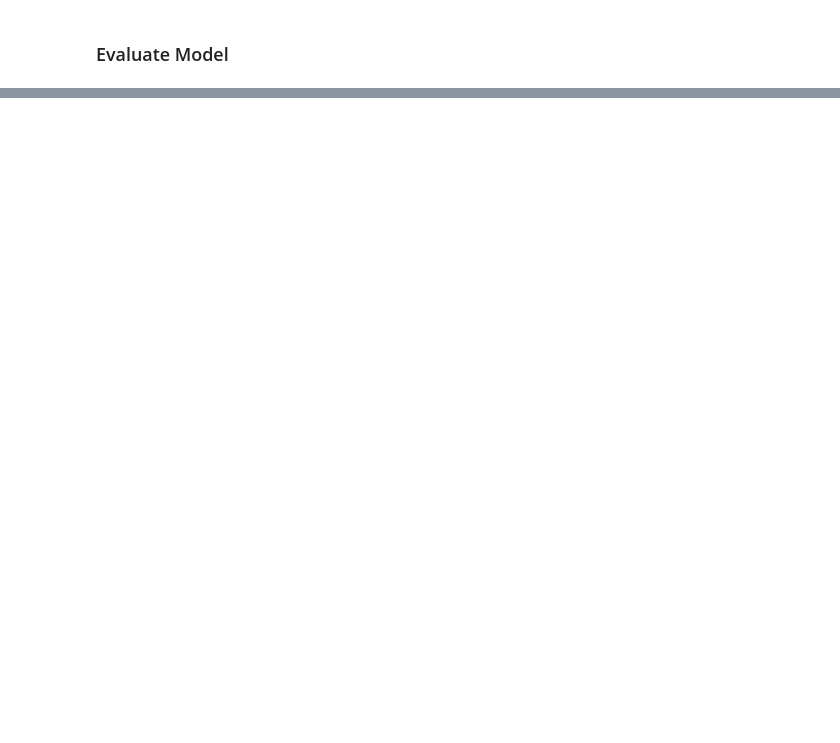
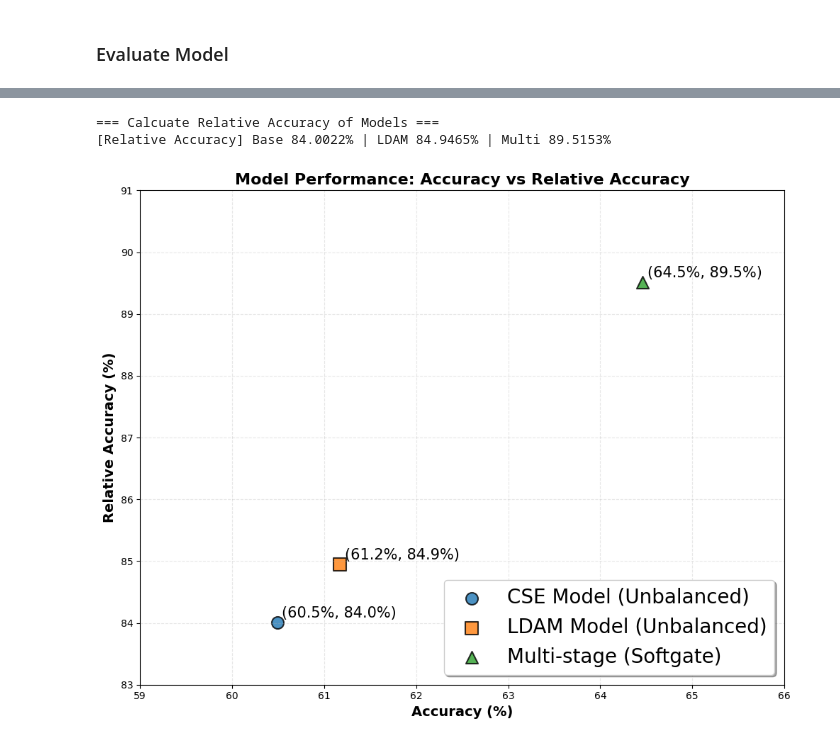
Before and after one commit to jeoncwcw/DeepLab_final_project, a Jupyter notebook: Model_tester.ipynb, the cells around one changed output, grey strips where cells are left out. Saved outputs shown, nothing was run; the diff lists cells and outputs as text; code cells hidden in the pictures; blank space fills up the shorter version.

```diff
--- a/Model_tester.ipynb
+++ b/Model_tester.ipynb
@@ -112,0 +127,66 @@ def top_1_metric(model, test_loader, device, use_scl, inference_mode = None):
+# %%
+print("=== Calcuate Relative Accuracy of Models ===")
+base_relative_acc = relative_accuracy(base_unbalanced_model, base_balanced_model, base_balanced_model, full_test_loader, device, use_scl=False)
+ldam_relative_acc = relative_accuracy(ldam_unbalanced_model, base_balanced_model, ldam_balanced_model, full_test_loader, device, use_scl=False)
+multi_relative_acc = relative_accuracy(multi_stage_model, base_balanced_model, base_balanced_model, full_test_loader, device, use_scl=False)
+
+print(f"[Relative Accuracy] Base {base_relative_acc * 100:.4f}% | LDAM {ldam_relative_acc * 100:.4f}% | Multi {multi_relative_acc * 100:.4f}%")
+# %% [output]
+=== Calcuate Relative Accuracy of Models ===
+[Relative Accuracy] Base 84.0022% | LDAM 84.9465% | Multi 89.5153%
+# %%
+import matplotlib.pyplot as plt
+import numpy as np
+
+
+models = ['CSE Model (Unbalanced)', 'LDAM Model (Unbalanced)', 'Multi-stage (Softgate)']
+accuracy = [60.49, 61.17, 64.46]  # x축: Accuracy
+relative_accuracy = [84.0022, 84.9465, 89.5153]  # y축: Relative Accuracy
+
+colors = ['#1f77b4', '#ff7f0e', '#2ca02c']  # 파란색, 주황색, 초록색
+markers = ['o', 's', '^']  # 원, 사각형, 삼각형
+
+# 플롯 생성
+plt.figure(figsize=(10, 8))
+
+for i, (model, acc, rel_acc) in enumerate(zip(models, accuracy, relative_accuracy)):
+    plt.scatter(acc, rel_acc,
+               color=colors[i],
+               marker=markers[i],
+               s=150,  # 점 크기
+               alpha=0.8,
+               label=model,
+               edgecolors='black',
+               linewidth=1.5)
+
+# 그래프 설정
+plt.xlabel('Accuracy (%)', fontsize=14, fontweight='bold')
+plt.ylabel('Relative Accuracy (%)', fontsize=14, fontweight='bold')
+plt.title('Model Performance: Accuracy vs Relative Accuracy', fontsize=16, fontweight='bold')
+
+# 격자 추가
+plt.grid(True, alpha=0.3, linestyle='--')
+
+# 범례 추가
+plt.legend(fontsize=20, loc='lower right', frameon=True, fancybox=True, shadow=True)
+
+# 축 범위 설정 (더 보기 좋게)
+plt.xlim(59, 66)
+plt.ylim(83, 91)
+
+# 각 점에 값 표시
+for i, (acc, rel_acc, model) in enumerate(zip(accuracy, relative_accuracy, models)):
+    plt.annotate(f'({acc:.1f}%, {rel_acc:.1f}%)',
+                xy=(acc, rel_acc),
+                xytext=(5, 5),
+                textcoords='offset points',
+                fontsize=15,
+                ha='left')
+
+# 레이아웃 조정
+plt.tight_layout()
+
+# 그래프 표시
+plt.show()
+# %% [output]
+[figure, added]
```
Also changed, not shown: parts of 8 cells of this notebook, 16 other files.
